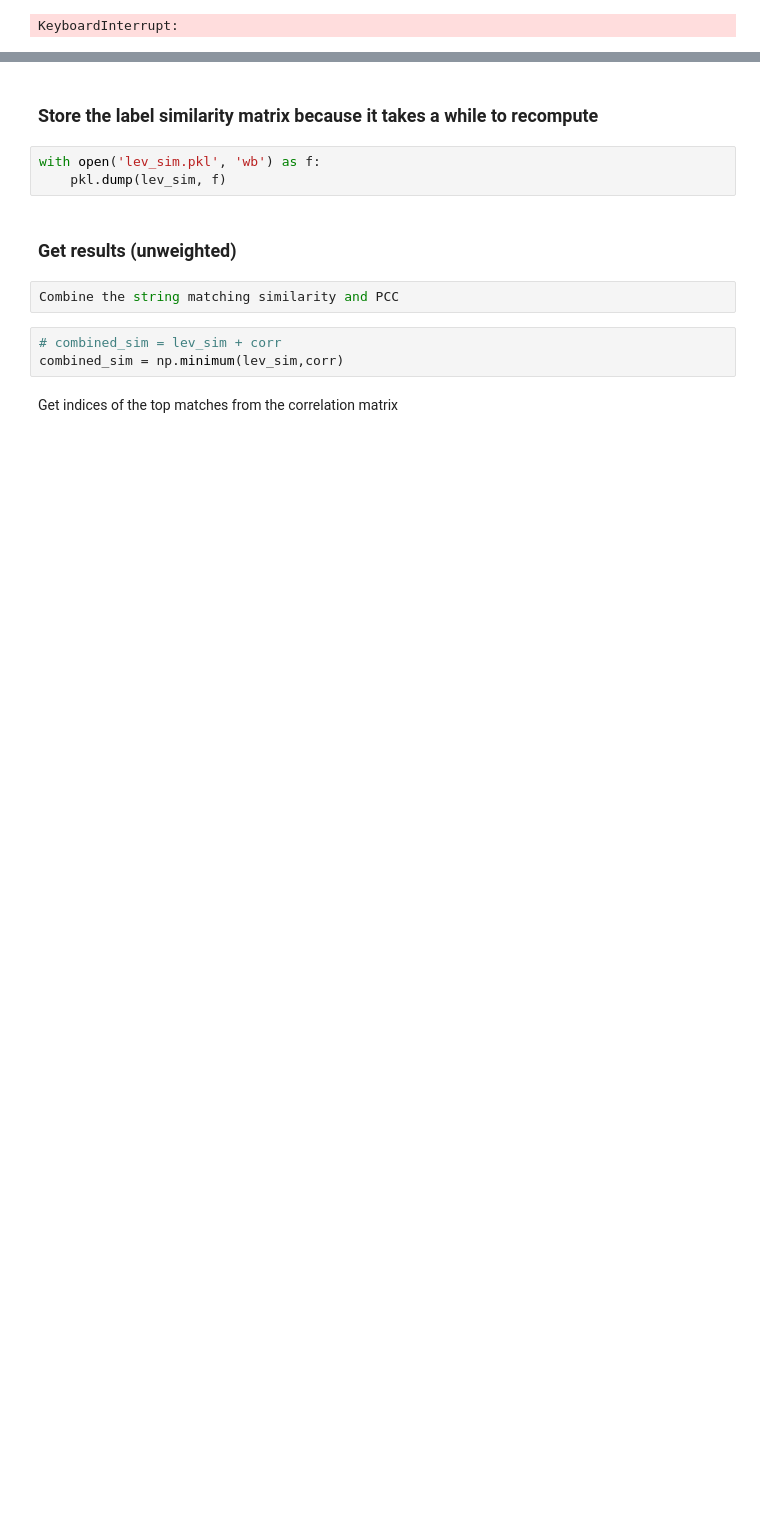
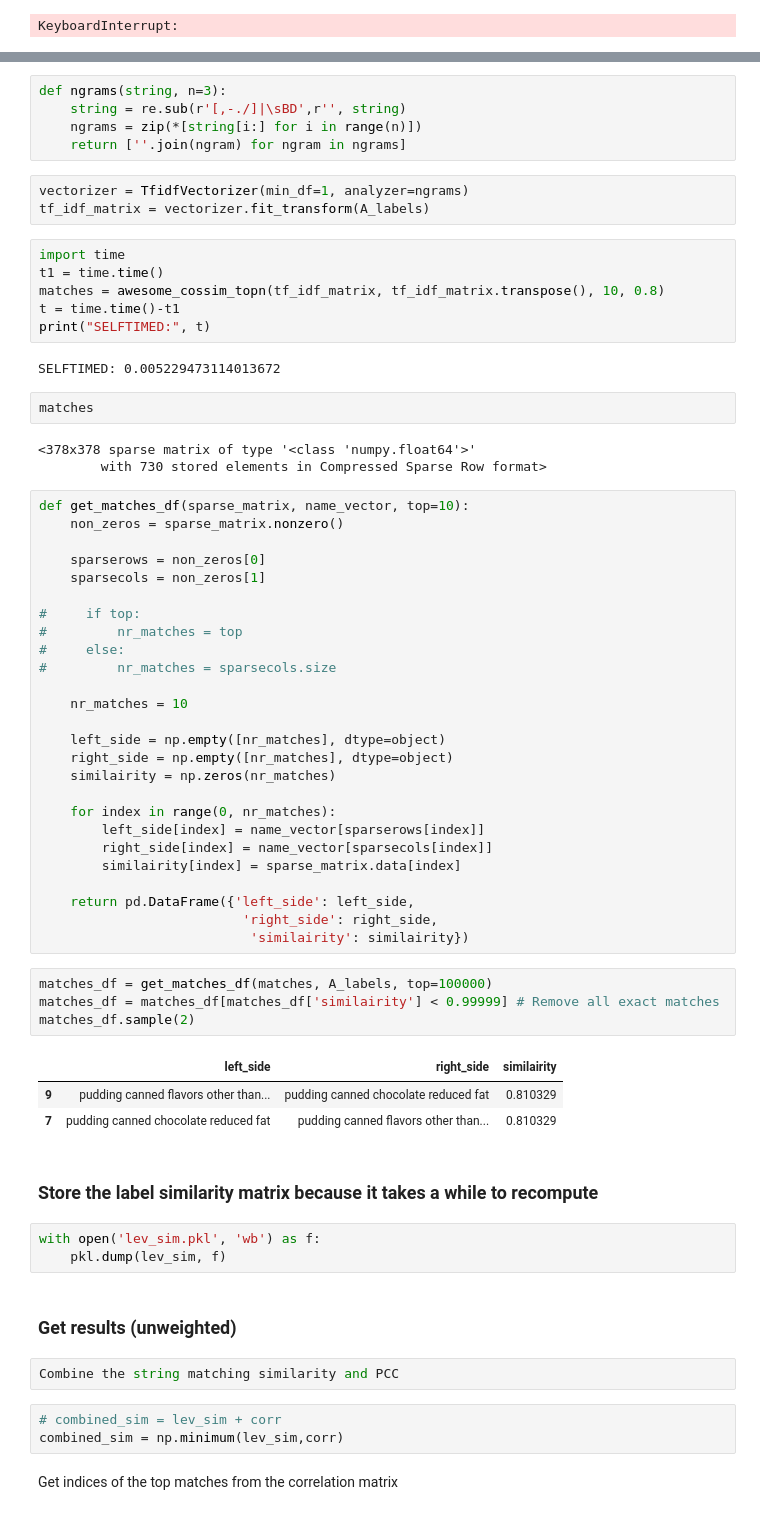
Before and after one commit to IBPA/dairy_matching, a Jupyter notebook: scripts/matching_pcc.ipynb, the cells around one changed output, grey strips where cells are left out. Saved outputs shown, nothing was run; the diff lists cells and outputs as text; blank space fills up the shorter version.

Commit message:
add code from super fast string matching

```diff
--- a/scripts/matching_pcc.ipynb
+++ b/scripts/matching_pcc.ipynb
@@ -122,3 +130,58 @@ KeyboardInterrupt:
+# %%
+def ngrams(string, n=3):
+    string = re.sub(r'[,-./]|\sBD',r'', string)
+    ngrams = zip(*[string[i:] for i in range(n)])
+    return [''.join(ngram) for ngram in ngrams]
+# %%
+vectorizer = TfidfVectorizer(min_df=1, analyzer=ngrams)
+tf_idf_matrix = vectorizer.fit_transform(A_labels)
+# %%
+import time
+t1 = time.time()
+matches = awesome_cossim_topn(tf_idf_matrix, tf_idf_matrix.transpose(), 10, 0.8)
+t = time.time()-t1
+print("SELFTIMED:", t)
+# %% [output]
+SELFTIMED: 0.005229473114013672
+# %%
+matches
+# %% [output]
+<378x378 sparse matrix of type '<class 'numpy.float64'>'
+        with 730 stored elements in Compressed Sparse Row format>
+# %%
+def get_matches_df(sparse_matrix, name_vector, top=10):
+    non_zeros = sparse_matrix.nonzero()
+
+    sparserows = non_zeros[0]
+    sparsecols = non_zeros[1]
+
+#     if top:
+#         nr_matches = top
+#     else:
+#         nr_matches = sparsecols.size
+
+    nr_matches = 10
+
+    left_side = np.empty([nr_matches], dtype=object)
+    right_side = np.empty([nr_matches], dtype=object)
+    similairity = np.zeros(nr_matches)
+
+    for index in range(0, nr_matches):
+        left_side[index] = name_vector[sparserows[index]]
+        right_side[index] = name_vector[sparsecols[index]]
+        similairity[index] = sparse_matrix.data[index]
+
+    return pd.DataFrame({'left_side': left_side,
+                          'right_side': right_side,
+                           'similairity': similairity})
+# %%
+matches_df = get_matches_df(matches, A_labels, top=100000)
+matches_df = matches_df[matches_df['similairity'] < 0.99999] # Remove all exact matches
+matches_df.sample(2)
+# %% [output]
+|  | left_side | right_side | similairity |
+| 9 | pudding canned flavors other than... | pudding canned chocolate reduced fat | 0.810329 |
+| 7 | pudding canned chocolate reduced fat | pudding canned flavors other than... | 0.810329 |
 # %% [markdown]
 ### Store the label similarity matrix because it takes a while to recompute
 # %%
```
Also changed, not shown: parts of 3 cells of this notebook.
